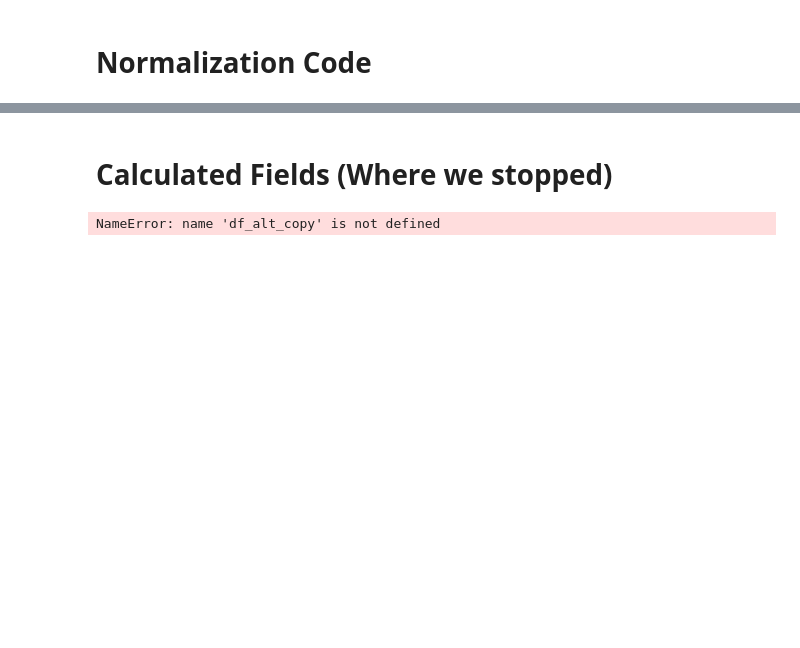
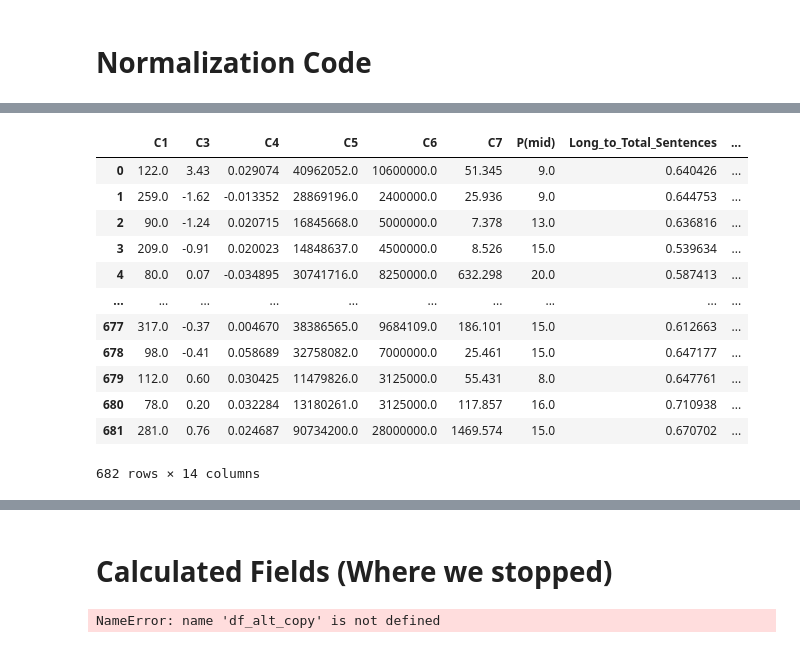
Before and after one commit to Tradeskool/project1-machine-team-4, a Jupyter notebook: Group_File_021820_BN.ipynb, the cells around one changed output, grey strips where cells are left out. Saved outputs shown, nothing was run; the diff lists cells and outputs as text; code cells hidden in the pictures; blank space fills up the shorter version.

Commit message:
Norm then Others

```diff
--- a/Group_File_021820_BN.ipynb
+++ b/Group_File_021820_BN.ipynb
@@ -506,0 +512,6 @@ col_list
+# %%
+# create a subset of columns to normalize
+norm_sublist = df_eval_base.columns.tolist()
+del norm_sublist[-3:]
+del norm_sublist[-2]
+norm_sublist
@@ -507,2 +533,4 @@ col_list
+# %%
+norm_df = df_eval_base.loc[:,norm_sublist]
 # %%
 #RUN EVALUATION CODE AND THAT ENDS "BEGINNING OF THE PIPELINE"
@@ -510,3 +538,3 @@ df_impute_copy.to_csv("evaltest.csv")
 # %%
-for feature in col_list:
-    print (stats.shapiro(df_copy[feature].dropna()))
+for feature in eval_list:
+    print (stats.shapiro(df_eval_base[feature]))
@@ -556,0 +625,8 @@ pylab.show()
+# %%
+for feature in norm_sublist:
+
+    if norm_df[feature].skew() > 0.5:
+        norm_df[feature] = np.cbrt(norm_df[feature]
+    elif norm_df[feature].skew() < -0.5:
+        norm_df[feature] = np.power(norm_df[feature],2)
+    else: norm_df[feature] = norm_df[feature]
@@ -557,3 +635,19 @@ pylab.show()
+# %%
+norm_df
+# %% [output]
+|  | C1 | C3 | C4 | C5 | C6 | C7 | P(mid) | Long_to_Total_Sentences | ... |
+| 0 | 122.0 | 3.43 | 0.029074 | 40962052.0 | 10600000.0 | 51.345 | 9.0 | 0.640426 | ... |
+| 1 | 259.0 | -1.62 | -0.013352 | 28869196.0 | 2400000.0 | 25.936 | 9.0 | 0.644753 | ... |
+| 2 | 90.0 | -1.24 | 0.020715 | 16845668.0 | 5000000.0 | 7.378 | 13.0 | 0.636816 | ... |
+| 3 | 209.0 | -0.91 | 0.020023 | 14848637.0 | 4500000.0 | 8.526 | 15.0 | 0.539634 | ... |
+| 4 | 80.0 | 0.07 | -0.034895 | 30741716.0 | 8250000.0 | 632.298 | 20.0 | 0.587413 | ... |
+| ... | ... | ... | ... | ... | ... | ... | ... | ... | ... |
+| 677 | 317.0 | -0.37 | 0.004670 | 38386565.0 | 9684109.0 | 186.101 | 15.0 | 0.612663 | ... |
+| 678 | 98.0 | -0.41 | 0.058689 | 32758082.0 | 7000000.0 | 25.461 | 15.0 | 0.647177 | ... |
+| 679 | 112.0 | 0.60 | 0.030425 | 11479826.0 | 3125000.0 | 55.431 | 8.0 | 0.647761 | ... |
+| 680 | 78.0 | 0.20 | 0.032284 | 13180261.0 | 3125000.0 | 117.857 | 16.0 | 0.710938 | ... |
+| 681 | 281.0 | 0.76 | 0.024687 | 90734200.0 | 28000000.0 | 1469.574 | 15.0 | 0.670702 | ... |
+682 rows × 14 columns
 # %%
 # creating the titles for the log columns and normalizing those columns by taking the log of the original columns
 log_col_list =[]
```
Also changed, not shown: parts of 27 cells of this notebook, 2 other files.
